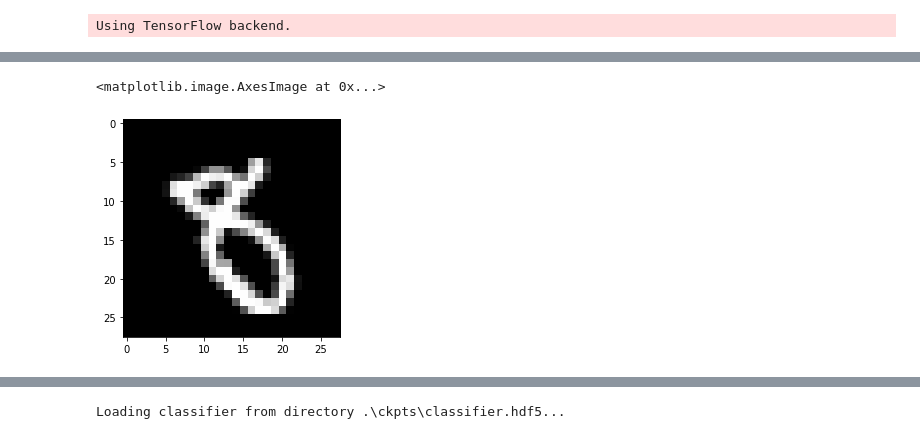
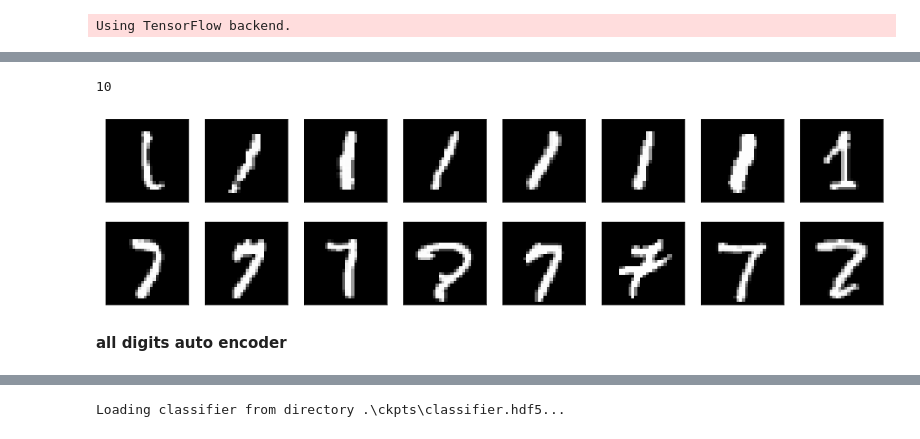
Before and after one commit to ChiShao/cnn-auto-encoder, a Jupyter notebook: conv-autoencoder.ipynb, the cells around one changed output, grey strips where cells are left out. Drawn from its saved outputs; the diff is of its cells as text; code cells hidden in the pictures.

```diff
--- a/conv-autoencoder.ipynb
+++ b/conv-autoencoder.ipynb
@@ -69,3 +74,51 @@ def get_data(train_split=.7, test_split=.85):
+# %%
+def get_specific_data_set(X, y, digit):
+    # parameters are training AND test data for X respectively y
+    # is assumed to be in one-hot-encoding
+    y = np.argmax(y, axis=1)
+    indices = np.where(y == digit)
+
+    # filtering by the passed digit. needs to be an int
+    X_digit = X[indices]
+    y_digit = y[indices]
+
+    y_digit = to_categorical(y_digit) # array of length 2 of form [0., 1.]
+
+    # splitting in training and test sets is not necessary,
+    # because anomaly detection without knowledge of the labels is aimed for.
+
+    return X_digit, y_digit
+# %%
+X = np.concatenate((X_train, X_test, X_validate))
+y = np.concatenate((y_train, y_test, y_validate))
+
+# digit = 0
+# X_zero, y_zero = get_specific_data_set(X, y, digit)
+# digit = 8
+# X_eight, y_eight = get_specific_data_set(X, y, digit)
+# digit = 1
+# X_one, y_one =  get_specific_data_set(X, y, digit)
+# digit = 7
+# X_seven, y_seven = get_specific_data_set(X, y, digit)
+digit_data = [get_specific_data_set(X, y, i) for i in range(10)]
+len(digit_data)
+# %% [output]
+10
+# %%
+plt.figure(figsize=(16, 4))
+for i in range(len(X_one))[:8]:
+    ax = plt.subplot(2, 8, i+1)
+    plt.imshow(digit_data[1][0][i].reshape(28, 28))
+    plt.gray()
+    ax.get_xaxis().set_visible(False)
+    ax.get_yaxis().set_visible(False)
+for i in range(len(X_one))[:8]:
+    ax = plt.subplot(2, 8, 8+i+1)
+    plt.imshow(digit_data[7][0][i].reshape(28, 28))
+    ax.get_xaxis().set_visible(False)
+    ax.get_yaxis().set_visible(False)
+# %% [output]
+[figure, added]
 # %%
 def build_classifier(input_dim):
     """Builds classifier for classification of MNIST encoded representation."""
@@ -145,9 +198,3 @@ def get_codec_from_aue(autoencoder):
     # create the decoder model; "<": encoded(small) representation to big image
     decoder = Model(encoded_input, decoder)
     return encoder, decoder
-# %%
-(X_train, X_test, X_validate), (y_train, y_test, y_validate) = get_data()
-plt.imshow(X_train[2].reshape((28,28)),cmap="gray")
-# %% [output]
-<matplotlib.image.AxesImage at 0x...>
-[figure, removed]
@@ -154 +204,3 @@ plt.imshow(X_train[2].reshape((28,28)),cmap="gray")
+# %% [markdown]
+**all digits auto encoder**
 # %%
```
Also changed, not shown: parts of 27 cells of this notebook, 2 other files.
